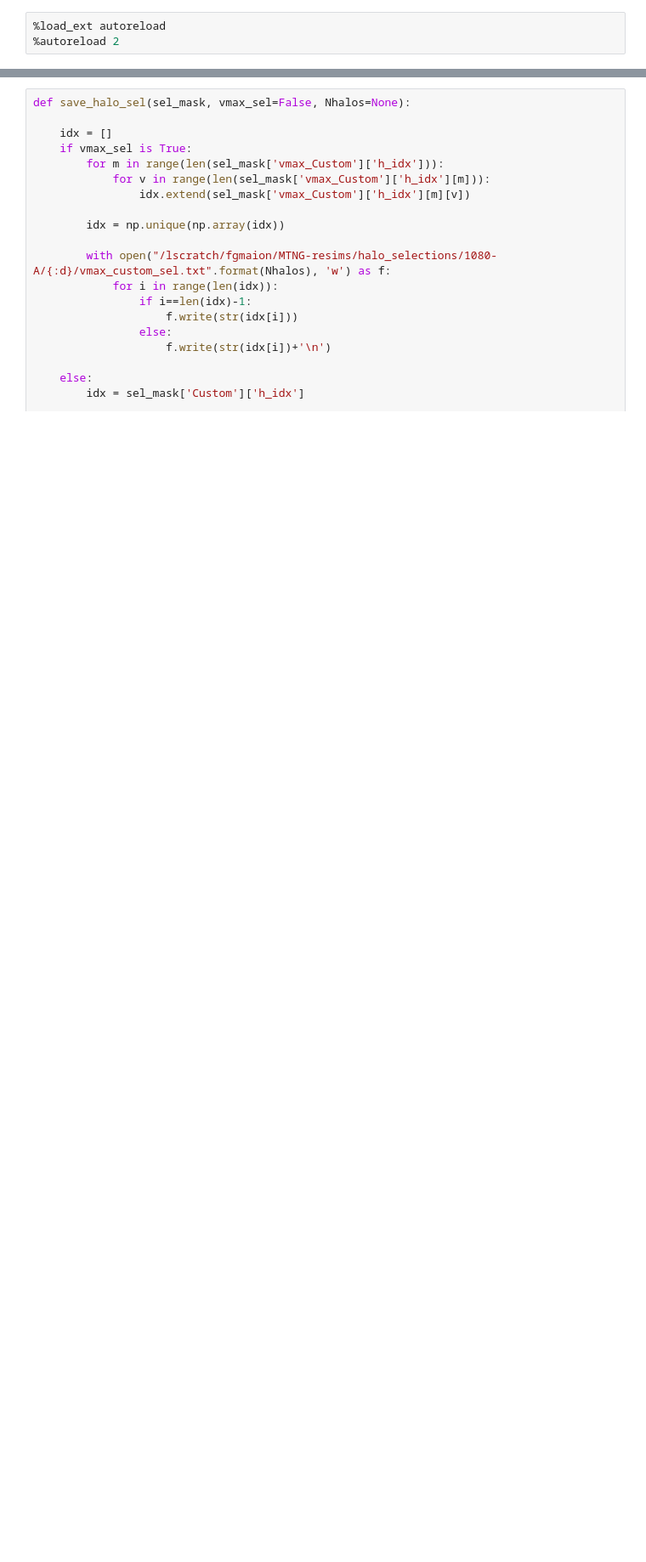
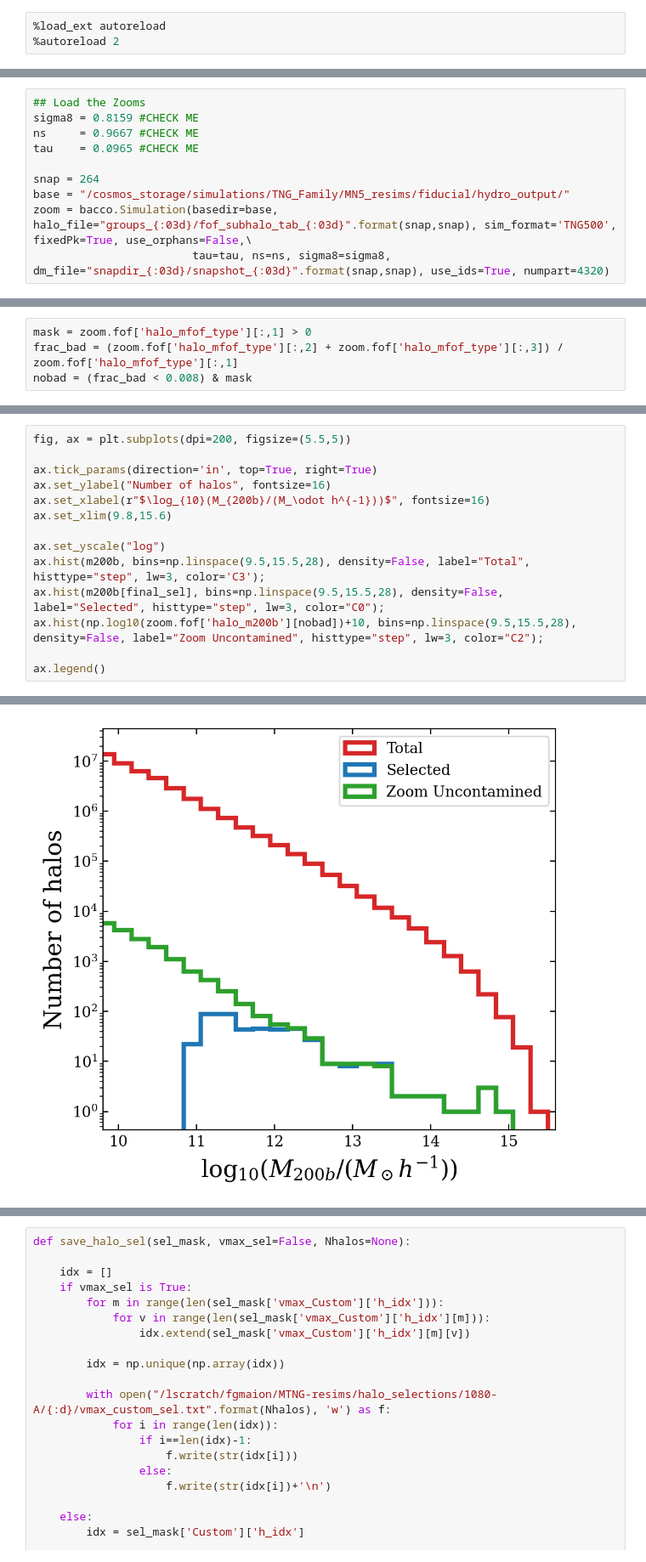
Before and after one commit to fgmaion/MTNG-resims, a Jupyter notebook: Notebooks/halo_selection.ipynb, the cells around one changed output, grey strips where cells are left out. Shown at 85% size. Cells and saved outputs as stored; diff of their text form; blank space fills up the shorter version.

Commit message:
A number of important checks and validations

```diff
--- a/Notebooks/halo_selection.ipynb
+++ b/Notebooks/halo_selection.ipynb
@@ -18,0 +53,10 @@ display(HTML("<style>.container { width:100% !important; }</style>"))
+# %%
+## Load the Zooms
+sigma8 = 0.8159 #CHECK ME
+ns     = 0.9667 #CHECK ME
+tau    = 0.0965 #CHECK ME
+
+snap = 264
+base = "/cosmos_storage/simulations/TNG_Family/MN5_resims/fiducial/hydro_output/"
+zoom = bacco.Simulation(basedir=base, halo_file="groups_{:03d}/fof_subhalo_tab_{:03d}".format(snap,snap), sim_format='TNG500', fixedPk=True, use_orphans=False,\
+                        tau=tau, ns=ns, sigma8=sigma8, dm_file="snapdir_{:03d}/snapshot_{:03d}".format(snap,snap), use_ids=True, numpart=4320)
@@ -18,0 +68,4 @@ display(HTML("<style>.container { width:100% !important; }</style>"))
+# %%
+mask = zoom.fof['halo_mfof_type'][:,1] > 0
+frac_bad = (zoom.fof['halo_mfof_type'][:,2] + zoom.fof['halo_mfof_type'][:,3]) / zoom.fof['halo_mfof_type'][:,1]
+nobad = (frac_bad < 0.008) & mask
@@ -18,0 +84,15 @@ display(HTML("<style>.container { width:100% !important; }</style>"))
+# %%
+fig, ax = plt.subplots(dpi=200, figsize=(5.5,5))
+
+ax.tick_params(direction='in', top=True, right=True)
+ax.set_ylabel("Number of halos", fontsize=16)
+ax.set_xlabel(r"$\log_{10}(M_{200b}/(M_\odot h^{-1}))$", fontsize=16)
+ax.set_xlim(9.8,15.6)
+
+ax.set_yscale("log")
+ax.hist(m200b, bins=np.linspace(9.5,15.5,28), density=False, label="Total", histtype="step", lw=3, color='C3');
+ax.hist(m200b[final_sel], bins=np.linspace(9.5,15.5,28), density=False, label="Selected", histtype="step", lw=3, color="C0");
+ax.hist(np.log10(zoom.fof['halo_m200b'][nobad])+10, bins=np.linspace(9.5,15.5,28), density=False, label="Zoom Uncontamined", histtype="step", lw=3, color="C2");
+
+ax.legend()
+# %% [output]
@@ -18,0 +100 @@ display(HTML("<style>.container { width:100% !important; }</style>"))
+[figure, added]
```
Also changed, not shown: parts of 11 cells of this notebook, 5 other files.
